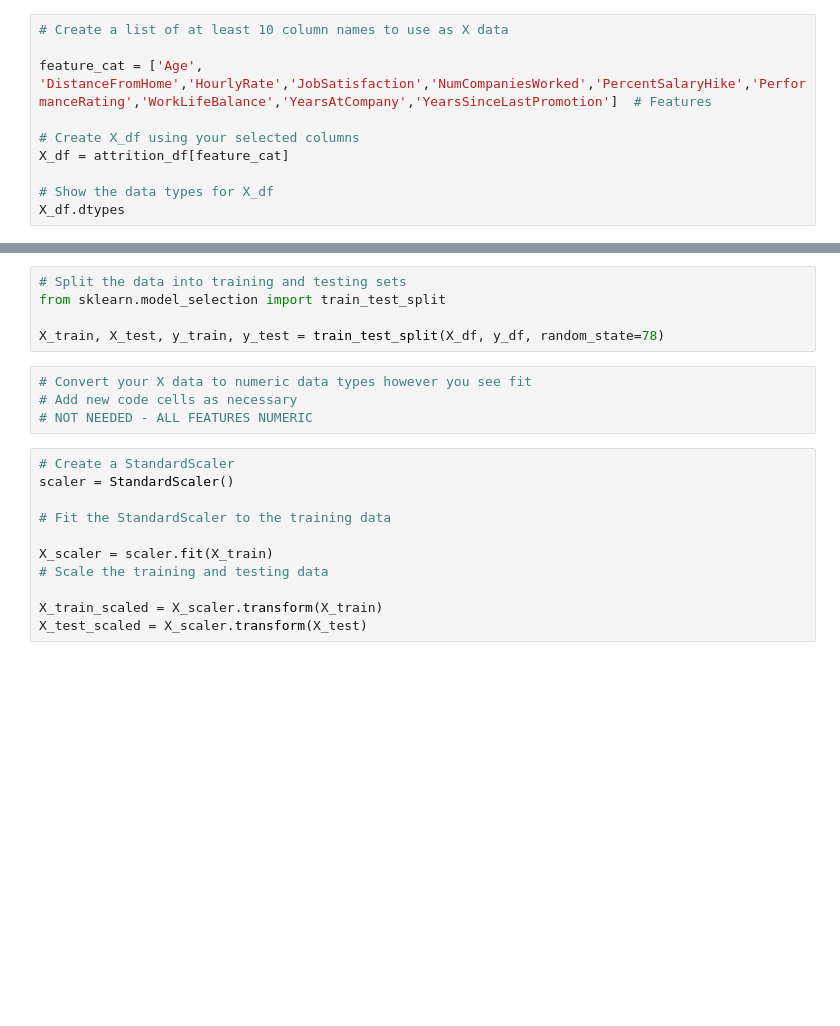
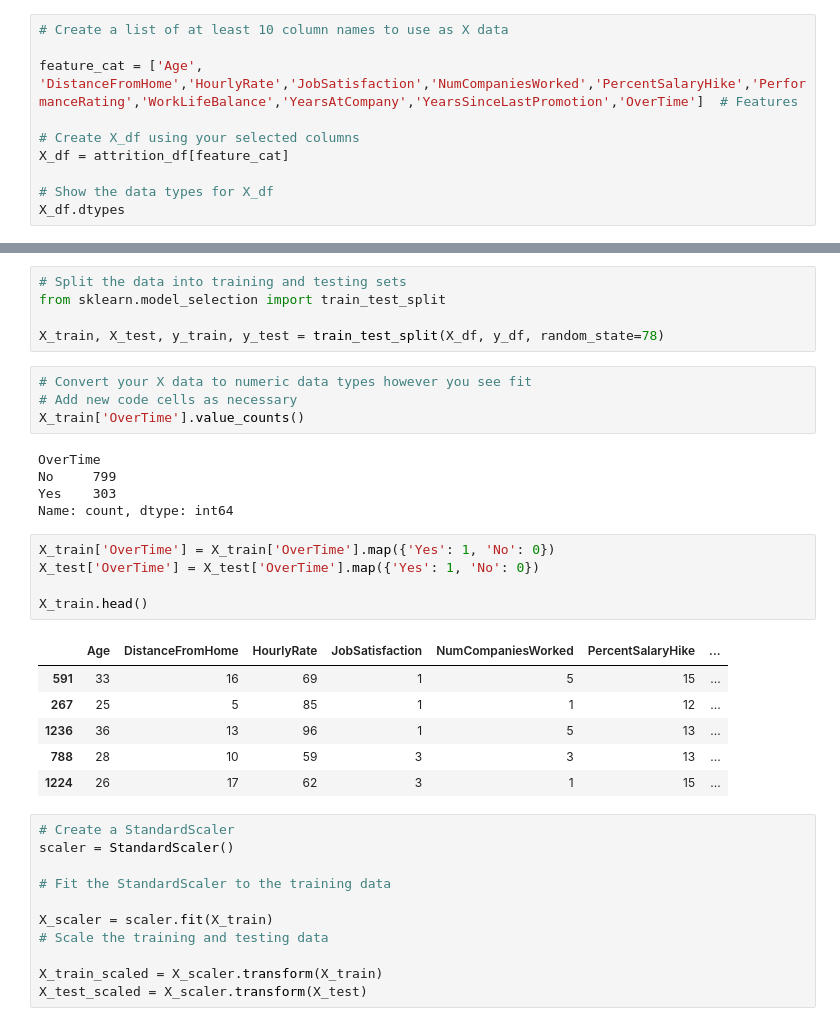
Before and after one commit to MMittels/neural-network-challenge-2, a Jupyter notebook: attrition.ipynb, the cells around one changed output, grey strips where cells are left out. Cells and saved outputs as stored; diff of their text form; blank space fills up the shorter version.

```diff
--- a/attrition.ipynb
+++ b/attrition.ipynb
@@ -50,7 +48,7 @@ y_df = attrition_df[['Attrition', 'Department']]  # Targets
 # %%
 # Create a list of at least 10 column names to use as X data
 
-feature_cat = ['Age', 'DistanceFromHome','HourlyRate','JobSatisfaction','NumCompaniesWorked','PercentSalaryHike','PerformanceRating','WorkLifeBalance','YearsAtCompany','YearsSinceLastPromotion']  # Features
+feature_cat = ['Age', 'DistanceFromHome','HourlyRate','JobSatisfaction','NumCompaniesWorked','PercentSalaryHike','PerformanceRating','WorkLifeBalance','YearsAtCompany','YearsSinceLastPromotion','OverTime']  # Features
 
 # Create X_df using your selected columns
 X_df = attrition_df[feature_cat]
@@ -77,7 +76,24 @@ X_train, X_test, y_train, y_test = train_test_split(X_df, y_df, random_state=78)
 # %%
 # Convert your X data to numeric data types however you see fit
 # Add new code cells as necessary
-# NOT NEEDED - ALL FEATURES NUMERIC
+X_train['OverTime'].value_counts()
+# %% [output]
+OverTime
+No     799
+Yes    303
+Name: count, dtype: int64
+# %%
+X_train['OverTime'] = X_train['OverTime'].map({'Yes': 1, 'No': 0})
+X_test['OverTime'] = X_test['OverTime'].map({'Yes': 1, 'No': 0})
+
+X_train.head()
+# %% [output]
+|  | Age | DistanceFromHome | HourlyRate | JobSatisfaction | NumCompaniesWorked | PercentSalaryHike | ... |
+| 591 | 33 | 16 | 69 | 1 | 5 | 15 | ... |
+| 267 | 25 | 5 | 85 | 1 | 1 | 12 | ... |
+| 1236 | 36 | 13 | 96 | 1 | 5 | 13 | ... |
+| 788 | 28 | 10 | 59 | 3 | 3 | 13 | ... |
+| 1224 | 26 | 17 | 62 | 3 | 1 | 15 | ... |
 # %%
 # Create a StandardScaler
 scaler = StandardScaler()
```
Also changed, not shown: parts of 7 cells of this notebook.
